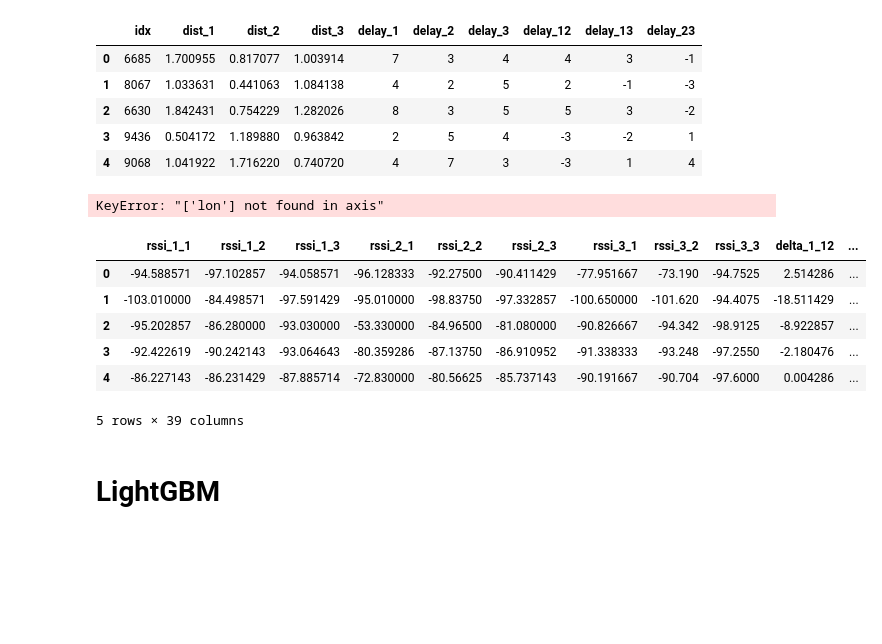
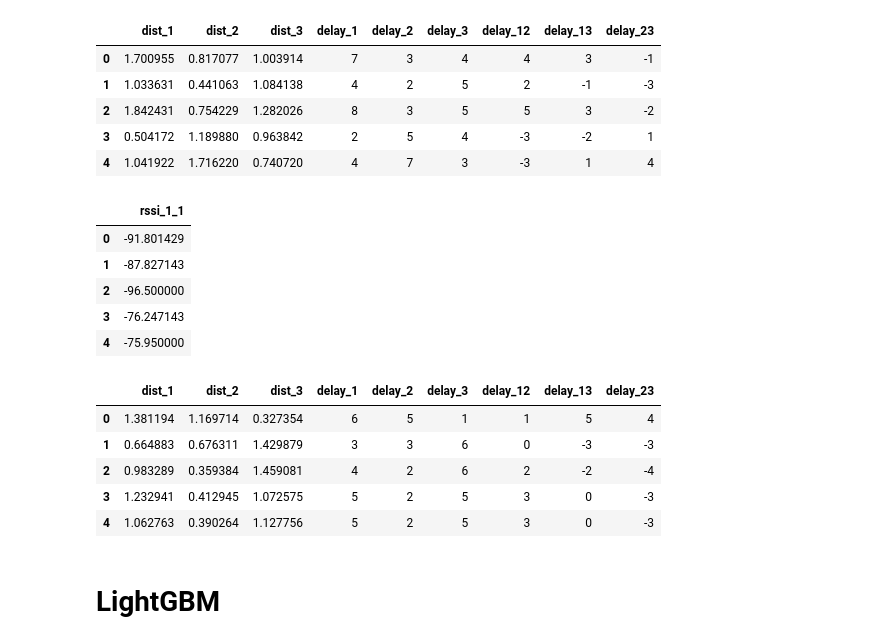
Before and after one commit to Douglast1997/TG-2020.1, a Jupyter notebook: MetalearningLightGBM.ipynb, the cells around one changed output. Cells and saved outputs as stored; diff of their text form; code cells hidden in the pictures; blank space fills up the shorter version.

Commit message:
Construção do CDB com as dists e os delays

```diff
--- a/MetalearningLightGBM.ipynb
+++ b/MetalearningLightGBM.ipynb
@@ -31,15 +31,15 @@ def write_to_csv(y_pred_lat, y_pred_lon, test_id, file_path):
 X_train = pd.read_csv("databasesTCC/Outdoor_X_train_90%.csv")
 #X_train = X_train.drop("lat", axis = 1)
 #X_train = X_train.drop("lon", axis = 1)
-#X_train = X_train.drop("idx", axis = 1)
+X_train = X_train.drop("idx", axis = 1)
 X_train.head()
 # %% [output]
-|  | idx | dist_1 | dist_2 | dist_3 | delay_1 | delay_2 | delay_3 | delay_12 | delay_13 | delay_23 |
-| 0 | 6685 | 1.700955 | 0.817077 | 1.003914 | 7 | 3 | 4 | 4 | 3 | -1 |
-| 1 | 8067 | 1.033631 | 0.441063 | 1.084138 | 4 | 2 | 5 | 2 | -1 | -3 |
-| 2 | 6630 | 1.842431 | 0.754229 | 1.282026 | 8 | 3 | 5 | 5 | 3 | -2 |
-| 3 | 9436 | 0.504172 | 1.189880 | 0.963842 | 2 | 5 | 4 | -3 | -2 | 1 |
-| 4 | 9068 | 1.041922 | 1.716220 | 0.740720 | 4 | 7 | 3 | -3 | 1 | 4 |
+|  | dist_1 | dist_2 | dist_3 | delay_1 | delay_2 | delay_3 | delay_12 | delay_13 | delay_23 |
+| 0 | 1.700955 | 0.817077 | 1.003914 | 7 | 3 | 4 | 4 | 3 | -1 |
+| 1 | 1.033631 | 0.441063 | 1.084138 | 4 | 2 | 5 | 2 | -1 | -3 |
+| 2 | 1.842431 | 0.754229 | 1.282026 | 8 | 3 | 5 | 5 | 3 | -2 |
+| 3 | 0.504172 | 1.189880 | 0.963842 | 2 | 5 | 4 | -3 | -2 | 1 |
+| 4 | 1.041922 | 1.716220 | 0.740720 | 4 | 7 | 3 | -3 | 1 | 4 |
 # %%
 def y_Lat_Lon(file):
     y = pd.read_csv(file)
@@ -63,6 +67,12 @@ def y_RSSIs(file):
 # %%
 #y_train lat and Lon Outdoor 90%
 #y_train_lat, y_train_lon
-y_train_rssi_1_1, y_train_rssi_1_2, y_train_rssi_1_3, y_train_rssi_2_1, y_train_rssi_2_2, y_train_rssi_2_3, y_train_rssi_3_1, y_train_rssi_3_2, y_train_rssi_3_3 = y_Lat_Lon("DatabasesTCC/Outdoor_y_train_90%.csv")
+y_train_rssi_1_1, y_train_rssi_1_2, y_train_rssi_1_3, y_train_rssi_2_1, y_train_rssi_2_2, y_train_rssi_2_3, y_train_rssi_3_1, y_train_rssi_3_2, y_train_rssi_3_3 = y_RSSIs("DatabasesTCC/Outdoor_y_train_90%.csv")
+y_train_rssi_1_1.head()
 # %% [output]
-KeyError: "['lon'] not found in axis"
+|  | rssi_1_1 |
+| 0 | -91.801429 |
+| 1 | -87.827143 |
+| 2 | -96.500000 |
+| 3 | -76.247143 |
+| 4 | -75.950000 |
@@ -69,18 +81,18 @@ KeyError: "['lon'] not found in axis"
 # %%
 # X_test Outdoor X_test 10%
-X_test = pd.read_csv("databases/Outdoor_X_test_10%.csv")
-X_test = X_test.drop("lat", axis = 1)
-X_test = X_test.drop("lon", axis = 1)
+X_test = pd.read_csv("databasesTCC/Outdoor_X_test_10%.csv")
+#X_test = X_test.drop("lat", axis = 1)
+#X_test = X_test.drop("lon", axis = 1)
+idx_test = X_test["idx"]
 X_test = X_test.drop("idx", axis = 1)
 X_test.head()
 # %% [output]
-|  | rssi_1_1 | rssi_1_2 | rssi_1_3 | rssi_2_1 | rssi_2_2 | rssi_2_3 | rssi_3_1 | rssi_3_2 | rssi_3_3 | delta_1_12 | ... |
-| 0 | -94.588571 | -97.102857 | -94.058571 | -96.128333 | -92.27500 | -90.411429 | -77.951667 | -73.190 | -94.7525 | 2.514286 | ... |
-| 1 | -103.010000 | -84.498571 | -97.591429 | -95.010000 | -98.83750 | -97.332857 | -100.650000 | -101.620 | -94.4075 | -18.511429 | ... |
-| 2 | -95.202857 | -86.280000 | -93.030000 | -53.330000 | -84.96500 | -81.080000 | -90.826667 | -94.342 | -98.9125 | -8.922857 | ... |
-| 3 | -92.422619 | -90.242143 | -93.064643 | -80.359286 | -87.13750 | -86.910952 | -91.338333 | -93.248 | -97.2550 | -2.180476 | ... |
-| 4 | -86.227143 | -86.231429 | -87.885714 | -72.830000 | -80.56625 | -85.737143 | -90.191667 | -90.704 | -97.6000 | 0.004286 | ... |
+|  | dist_1 | dist_2 | dist_3 | delay_1 | delay_2 | delay_3 | delay_12 | delay_13 | delay_23 |
+| 0 | 1.381194 | 1.169714 | 0.327354 | 6 | 5 | 1 | 1 | 5 | 4 |
+| 1 | 0.664883 | 0.676311 | 1.429879 | 3 | 3 | 6 | 0 | -3 | -3 |
+| 2 | 0.983289 | 0.359384 | 1.459081 | 4 | 2 | 6 | 2 | -2 | -4 |
+| 3 | 1.232941 | 0.412945 | 1.072575 | 5 | 2 | 5 | 3 | 0 | -3 |
+| 4 | 1.062763 | 0.390264 | 1.127756 | 5 | 2 | 5 | 3 | 0 | -3 |
-5 rows × 39 columns
 # %% [markdown]
 # LightGBM
 # %%
```
Also changed, not shown: parts of 8 cells of this notebook, 12 other files.
